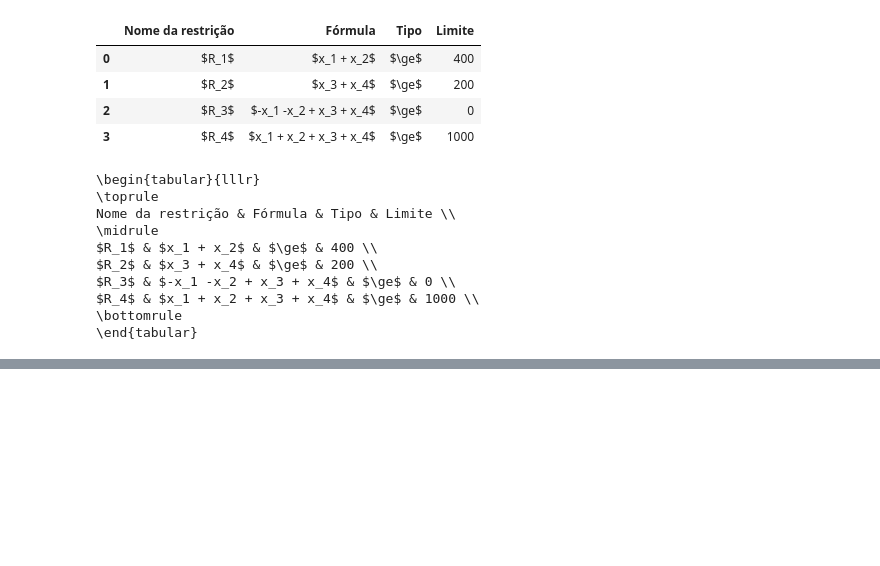
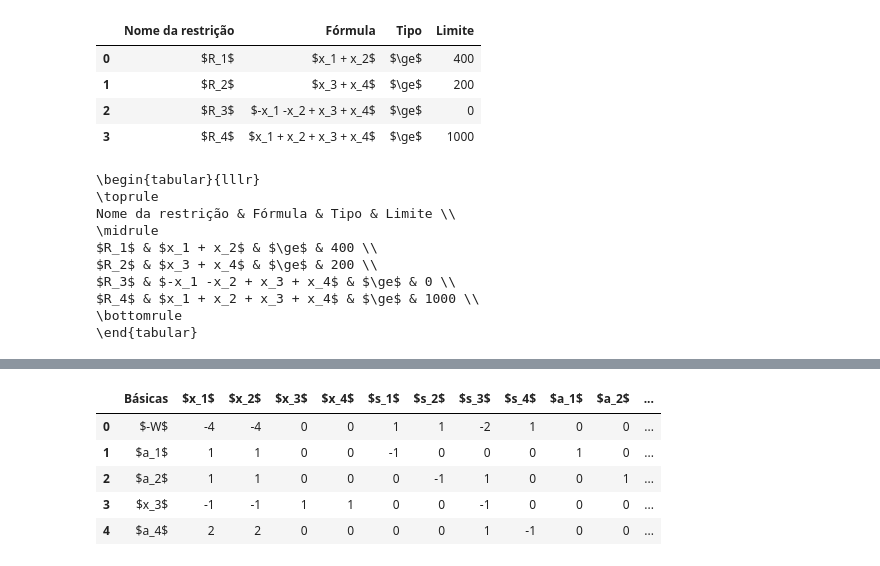
Before and after one commit to henriquempimenta/ProgLin, a Jupyter notebook: pgfs/main.ipynb, the cells around one changed output, grey strips where cells are left out. Cells and saved outputs as stored; diff of their text form; code cells hidden in the pictures; blank space fills up the shorter version.

```diff
--- a/pgfs/main.ipynb
+++ b/pgfs/main.ipynb
@@ -244,0 +261,20 @@ np.int64(-3)
+# %%
+# Coluna 3 é coluna pivô
+# Linha 3 é linha pivô
+
+coefs2 = coefs1.copy()
+coefs2.iloc[3, 1:] /= coefs2.iloc[3, 3]
+coefs2.iloc[0, 1:] -= coefs2.iloc[0, 3] * coefs2.iloc[3, 1:]
+coefs2.iloc[1, 1:] -= coefs2.iloc[1, 3] * coefs2.iloc[3, 1:]
+coefs2.iloc[2, 1:] -= coefs2.iloc[2, 3] * coefs2.iloc[3, 1:]
+# coefs2.iloc[3, 1:] -= coefs2.iloc[3, 3] * coefs2.iloc[3, 1:]
+coefs2.iloc[4, 1:] -= coefs2.iloc[4, 3] * coefs2.iloc[3, 1:]
+coefs2.iloc[3, 0] = '$x_3$'
+coefs2
+# %% [output]
+|  | Básicas | $x_1$ | $x_2$ | $x_3$ | $x_4$ | $s_1$ | $s_2$ | $s_3$ | $s_4$ | $a_1$ | $a_2$ | ... |
+| 0 | $-W$ | -4 | -4 | 0 | 0 | 1 | 1 | -2 | 1 | 0 | 0 | ... |
+| 1 | $a_1$ | 1 | 1 | 0 | 0 | -1 | 0 | 0 | 0 | 1 | 0 | ... |
+| 2 | $a_2$ | 1 | 1 | 0 | 0 | 0 | -1 | 1 | 0 | 0 | 1 | ... |
+| 3 | $x_3$ | -1 | -1 | 1 | 1 | 0 | 0 | -1 | 0 | 0 | 0 | ... |
+| 4 | $a_4$ | 2 | 2 | 0 | 0 | 0 | 0 | 1 | -1 | 0 | 0 | ... |
```
Also changed, not shown: parts of 19 cells of this notebook, 1 other file.
